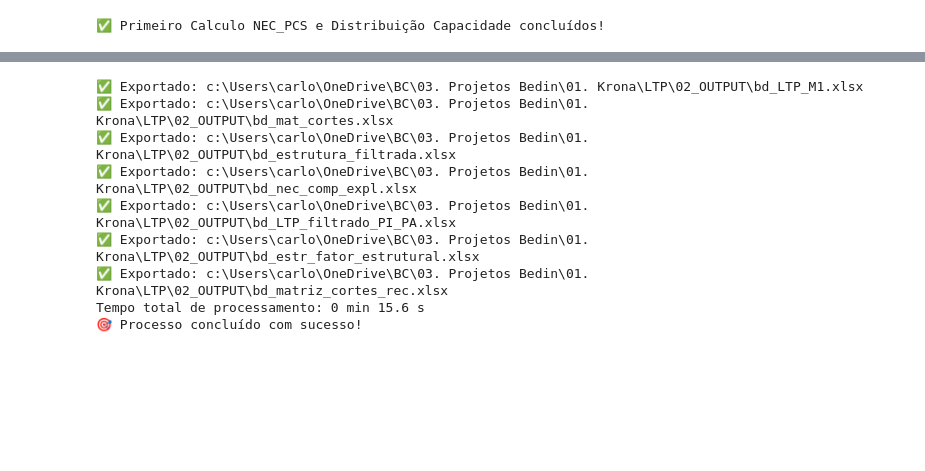
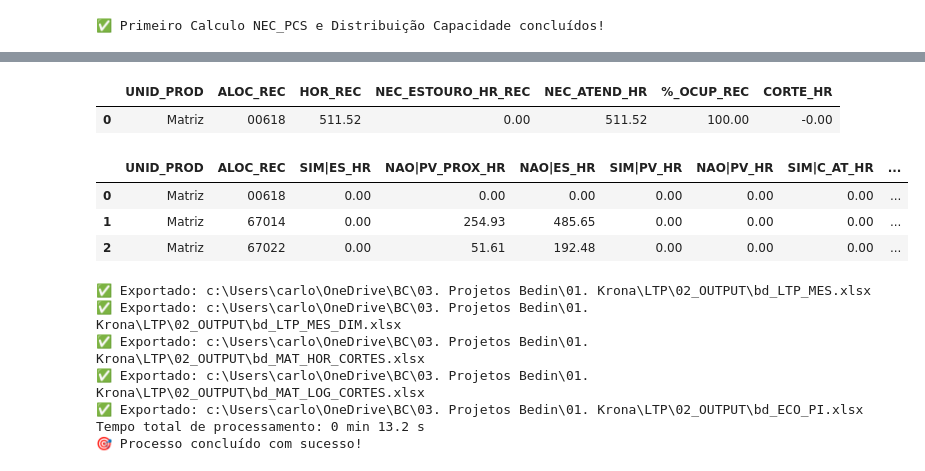
Before and after one commit to OtavioBedin/LTP, a Jupyter notebook: 00_SCRIPTS/01_PROCESSAR_LTP.ipynb, the cells around one changed output, grey strips where cells are left out. Cells and saved outputs as stored; diff of their text form; code cells hidden in the pictures; blank space fills up the shorter version.

Commit message:
Novo código para cortes, considerando PA e PI, assim como novas funções necessárias, Corte para Recursos e Ferramentas

```diff
--- a/00_SCRIPTS/01_PROCESSAR_LTP.ipynb
+++ b/00_SCRIPTS/01_PROCESSAR_LTP.ipynb
@@ -1298,15 +1475,28 @@ bd_mat_cortes
+# %%
+bd_MAT_HOR_CORTES
+# %% [output]
+|  | UNID_PROD | ALOC_REC | HOR_REC | NEC_ESTOURO_HR_REC | NEC_ATEND_HR | %_OCUP_REC | CORTE_HR |
+| 0 | Matriz | 00618 | 511.52 | 0.00 | 511.52 | 100.00 | -0.00 |
+# %%
+bd_MAT_LOG_CORTES
+# %% [output]
+|  | UNID_PROD | ALOC_REC | SIM|ES_HR | NAO|PV_PROX_HR | NAO|ES_HR | SIM|PV_HR | NAO|PV_HR | SIM|C_AT_HR | ... |
+| 0 | Matriz | 00618 | 0.00 | 0.00 | 0.00 | 0.00 | 0.00 | 0.00 | ... |
+| 1 | Matriz | 67014 | 0.00 | 254.93 | 485.65 | 0.00 | 0.00 | 0.00 | ... |
+| 2 | Matriz | 67022 | 0.00 | 51.61 | 192.48 | 0.00 | 0.00 | 0.00 | ... |
 # %%
 # Exportar para Excel
 
 # Listar os dataframes e seus nomes correspondentes
 dataframes_para_exportar = {
-    "bd_LTP_M1": bd_LTP_M1,
-    "bd_mat_cortes": bd_mat_cortes,
-    "bd_estrutura_filtrada": bd_estrutura_filtrada,
-    "bd_nec_comp_expl": bd_nec_comp_expl,
-    "bd_LTP_filtrado_PI_PA": bd_LTP_filtrado_PI_PA,
-    "bd_estr_fator_estrutural": bd_estr_fator_estrutural,
-    "bd_matriz_cortes_rec": bd_matriz_cortes_rec
+    "bd_LTP_MES": bd_LTP_MES,
+    "bd_LTP_MES_DIM": bd_LTP_MES_DIM,
+    "bd_MAT_HOR_CORTES": bd_MAT_HOR_CORTES,
+    "bd_MAT_LOG_CORTES": bd_MAT_LOG_CORTES,
+    "bd_ECO_PI": bd_ECO_PI
+    # "bd_estr_fator_estrutural": bd_estr_fator_estrutural,
+    # "bd_estrutura_filtrada": bd_estrutura_filtrada,
+    # "bd_nec_comp_expl": bd_nec_comp_expl,
 }
 
 for nome in dataframes_para_exportar:
@@ -1318,12 +1508,10 @@ for nome in dataframes_para_exportar:
 timer.finalizar()
 print("🎯 Processo concluído com sucesso!")
 # %% [output]
-✅ Exportado: c:\Users\carlo\OneDrive\BC\03. Projetos Bedin\01. Krona\LTP\02_OUTPUT\bd_LTP_M1.xlsx
-✅ Exportado: c:\Users\carlo\OneDrive\BC\03. Projetos Bedin\01. Krona\LTP\02_OUTPUT\bd_mat_cortes.xlsx
-✅ Exportado: c:\Users\carlo\OneDrive\BC\03. Projetos Bedin\01. Krona\LTP\02_OUTPUT\bd_estrutura_filtrada.xlsx
-✅ Exportado: c:\Users\carlo\OneDrive\BC\03. Projetos Bedin\01. Krona\LTP\02_OUTPUT\bd_nec_comp_expl.xlsx
-✅ Exportado: c:\Users\carlo\OneDrive\BC\03. Projetos Bedin\01. Krona\LTP\02_OUTPUT\bd_LTP_filtrado_PI_PA.xlsx
-✅ Exportado: c:\Users\carlo\OneDrive\BC\03. Projetos Bedin\01. Krona\LTP\02_OUTPUT\bd_estr_fator_estrutural.xlsx
-✅ Exportado: c:\Users\carlo\OneDrive\BC\03. Projetos Bedin\01. Krona\LTP\02_OUTPUT\bd_matriz_cortes_rec.xlsx
-Tempo total de processamento: 0 min 15.6 s
+✅ Exportado: c:\Users\carlo\OneDrive\BC\03. Projetos Bedin\01. Krona\LTP\02_OUTPUT\bd_LTP_MES.xlsx
+✅ Exportado: c:\Users\carlo\OneDrive\BC\03. Projetos Bedin\01. Krona\LTP\02_OUTPUT\bd_LTP_MES_DIM.xlsx
+✅ Exportado: c:\Users\carlo\OneDrive\BC\03. Projetos Bedin\01. Krona\LTP\02_OUTPUT\bd_MAT_HOR_CORTES.xlsx
+✅ Exportado: c:\Users\carlo\OneDrive\BC\03. Projetos Bedin\01. Krona\LTP\02_OUTPUT\bd_MAT_LOG_CORTES.xlsx
+✅ Exportado: c:\Users\carlo\OneDrive\BC\03. Projetos Bedin\01. Krona\LTP\02_OUTPUT\bd_ECO_PI.xlsx
+Tempo total de processamento: 0 min 13.2 s
 🎯 Processo concluído com sucesso!
```
Also changed, not shown: parts of 10 cells of this notebook, 1 other file.
